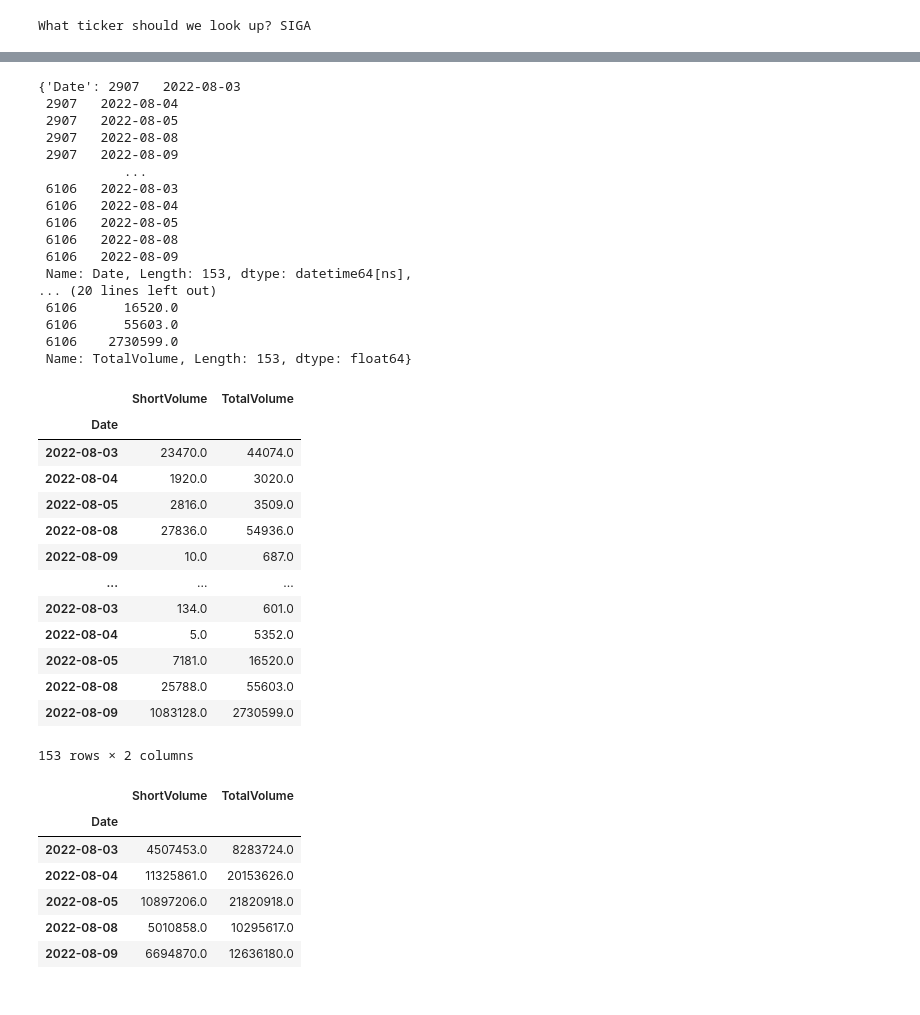
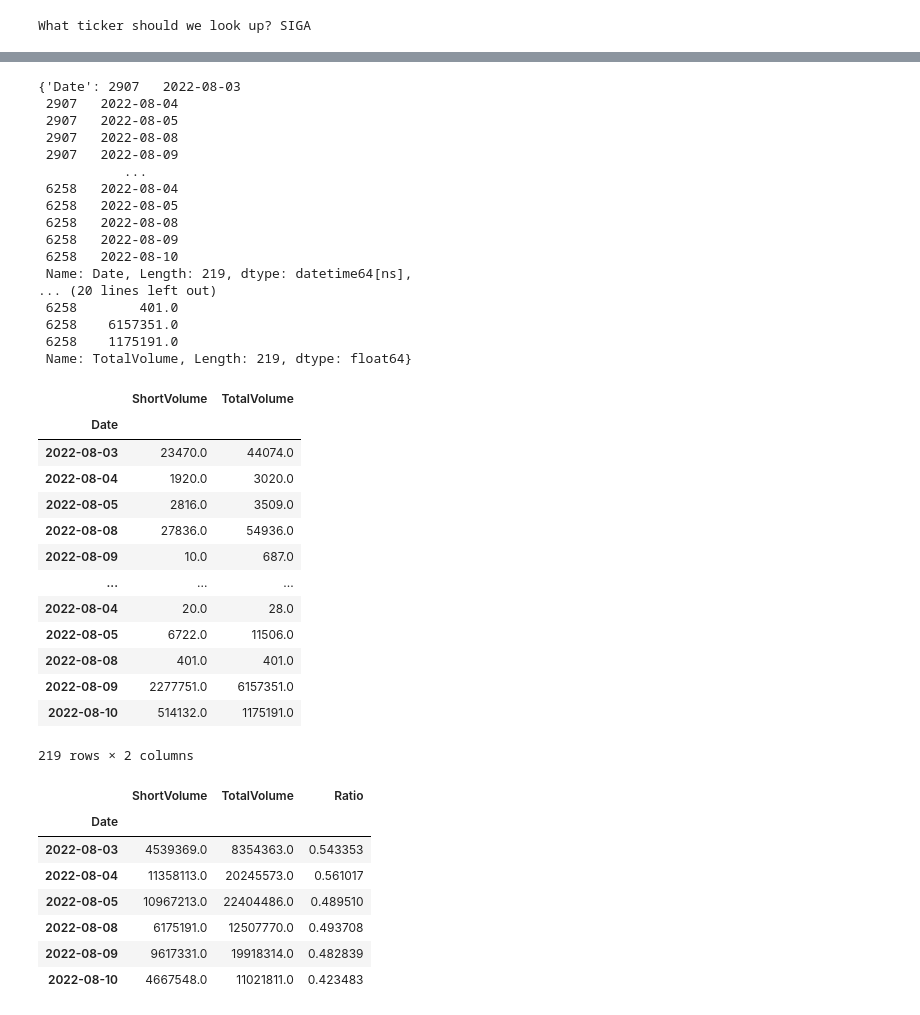
Before and after one commit to Meta-Sean/Short-Sales-Gamma-Exposure-and-Implied-Order-Book, a Jupyter notebook: Short_Sales_Daily_Reports.ipynb, the cells around one changed output, grey strips where cells are left out. Saved outputs shown, nothing was run; the diff lists cells and outputs as text; code cells hidden in the pictures.

```diff
--- a/Short_Sales_Daily_Reports.ipynb
+++ b/Short_Sales_Daily_Reports.ipynb
@@ -1,6 +1,12 @@
 # %% [markdown]
 <a href="https://colab.research.google.com/github/Meta-Sean/sqzme/blob/main/Short_Sales_Daily_Reports.ipynb" target="_parent"><img src="https://colab.research.google.com/assets/colab-badge.svg" alt="Open In Colab"/></a>
 # %%
+## TODO:
+# Create Column 'Ratio' between short volume and total volume
+# Grab total volume from all exchanges to know how much information is missing
+# short is long - the more short sales - indication of dealers filling long buyers
+# implying more demand for the stock from the buy side
+
 # Lets see if we can download the daily volume reports from the web
 # try FINRA first
 import requests
@@ -28,9 +34,9 @@ def finra_data_download(facilities, dates):
 
 # set-up
 facilities = ['FNQC','FNSQ', 'FNYX']
-dates = ['20220803', '20220804', '20220805', '20220808', '20220809']
+dates = ['20220803', '20220804', '20220805', '20220808', '20220809', '20220810']
 # call function and check downloads
-#finra_data_download(facilities, dates)
+finra_data_download(facilities, dates)
 
 def create_filelist(facilities, dates):
   """
@@ -154,17 +163,17 @@ finra_dict
  2907   2022-08-08
  2907   2022-08-09
            ...
- 6106   2022-08-03
- 6106   2022-08-04
- 6106   2022-08-05
- 6106   2022-08-08
- 6106   2022-08-09
- Name: Date, Length: 153, dtype: datetime64[ns],
+ 6258   2022-08-04
+ 6258   2022-08-05
+ 6258   2022-08-08
+ 6258   2022-08-09
+ 6258   2022-08-10
+ Name: Date, Length: 219, dtype: datetime64[ns],
 ... (20 lines left out)
- 6106      16520.0
- 6106      55603.0
- 6106    2730599.0
- Name: TotalVolume, Length: 153, dtype: float64}
+ 6258        401.0
+ 6258    6157351.0
+ 6258    1175191.0
+ Name: TotalVolume, Length: 219, dtype: float64}
 # %%
 FINRA_ticker_df = pd.DataFrame(finra_dict)
 FINRA_ticker_df = FINRA_ticker_df.set_index('Date')
@@ -182,25 +191,29 @@ FINRA_ticker_df
 | 2022-08-08 | 27836.0 | 54936.0 |
 | 2022-08-09 | 10.0 | 687.0 |
 | ... | ... | ... |
-| 2022-08-03 | 134.0 | 601.0 |
-| 2022-08-04 | 5.0 | 5352.0 |
-| 2022-08-05 | 7181.0 | 16520.0 |
-| 2022-08-08 | 25788.0 | 55603.0 |
-| 2022-08-09 | 1083128.0 | 2730599.0 |
+| 2022-08-04 | 20.0 | 28.0 |
+| 2022-08-05 | 6722.0 | 11506.0 |
+| 2022-08-08 | 401.0 | 401.0 |
+| 2022-08-09 | 2277751.0 | 6157351.0 |
+| 2022-08-10 | 514132.0 | 1175191.0 |
-153 rows × 2 columns
+219 rows × 2 columns
 # %%
 short_volume = FINRA_ticker_df.groupby(['Date']).ShortVolume.sum()
 total_volume = FINRA_ticker_df.groupby(['Date']).TotalVolume.sum()
 # %%
 short_volume_df = pd.DataFrame(short_volume)
 total_volume_df = pd.DataFrame(total_volume)
 merged_df = pd.merge(short_volume_df, total_volume_df, how='outer', on='Date')
+#merged_df['Ratio'] = merged_df['ShortVolume'] / merged_df['TotalVolume']
+# Can use apply method as well
+merged_df['Ratio'] = merged_df.apply(lambda row: row.ShortVolume / row.TotalVolume, axis=1)
 merged_df
 # %% [output]
-|  | ShortVolume | TotalVolume |
-| Date |  |  |
-| 2022-08-03 | 4507453.0 | 8283724.0 |
-| 2022-08-04 | 11325861.0 | 20153626.0 |
-| 2022-08-05 | 10897206.0 | 21820918.0 |
-| 2022-08-08 | 5010858.0 | 10295617.0 |
-| 2022-08-09 | 6694870.0 | 12636180.0 |
+|  | ShortVolume | TotalVolume | Ratio |
+| Date |  |  |  |
+| 2022-08-03 | 4539369.0 | 8354363.0 | 0.543353 |
+| 2022-08-04 | 11358113.0 | 20245573.0 | 0.561017 |
+| 2022-08-05 | 10967213.0 | 22404486.0 | 0.489510 |
+| 2022-08-08 | 6175191.0 | 12507770.0 | 0.493708 |
+| 2022-08-09 | 9617331.0 | 19918314.0 | 0.482839 |
+| 2022-08-10 | 4667548.0 | 11021811.0 | 0.423483 |
```
Also changed, not shown: parts of 10 cells of this notebook.
